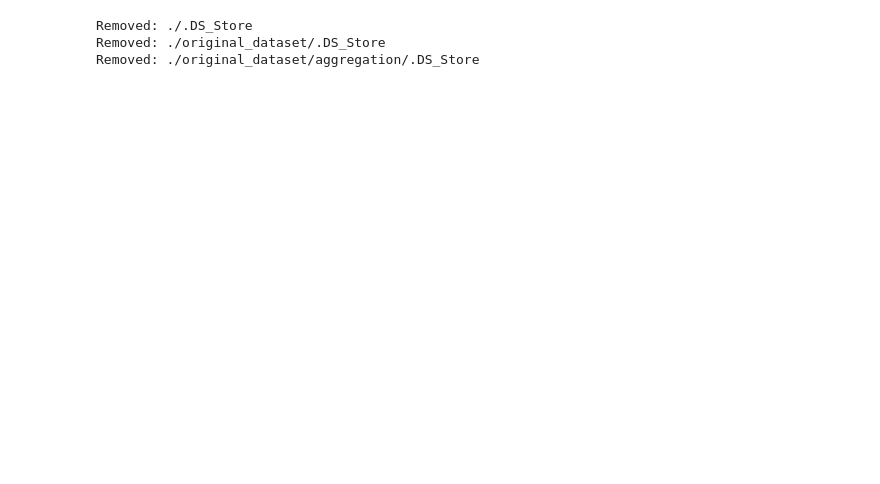
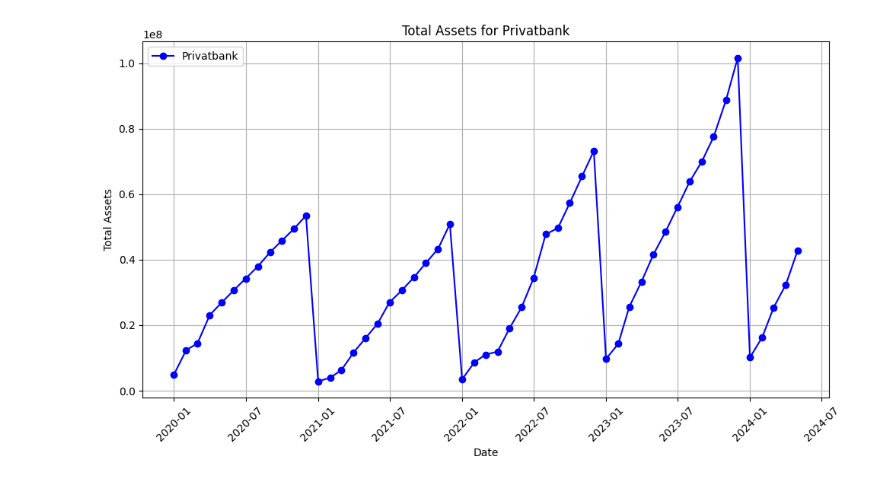
Before and after one commit to pnanstasia/StateOwnedBanksIndustryAnalysys, a Jupyter notebook: banks.ipynb, the cells around one changed output. Drawn from its saved outputs; the diff is of its cells as text; code cells hidden in the pictures; blank space fills up the shorter version.

Commit message:
Shift dates and create plots

```diff
--- a/banks.ipynb
+++ b/banks.ipynb
@@ -100,17 +1,27 @@ for bank_index in range(5):
-# %%
-def remove_ds_store(directory):
-    for root, dirs, files in os.walk(directory):
-        for file in files:
-            if file == '.DS_Store':
-                file_path = os.path.join(root, file)
-                try:
-                    os.remove(file_path)
-                    print(f"Removed: {file_path}")
-                except Exception as e:
-                    print(f"Error removing {file_path}: {e}")
-
-remove_ds_store('.')
-# %% [output]
-Removed: ./.DS_Store
-Removed: ./original_dataset/.DS_Store
-Removed: ./original_dataset/aggregation/.DS_Store
+# %%
+import pandas as pd
+import matplotlib.pyplot as plt
+
+# Load the total_assets.csv file
+df = pd.read_csv('data/total_income.csv', index_col=0)
+
+# Assuming 'privatbank' is the column name for PrivatBank, plot its data
+bank_name = 'privatbank'
+
+# Check if the bank_name exists as a column
+if bank_name in df.columns:
+    # Plotting the data for PrivatBank
+    plt.figure(figsize=(10, 6))
+    plt.plot(pd.to_datetime(df.index), df[bank_name], marker='o', linestyle='-', color='b', label=bank_name.capitalize())
+    plt.title(f'Total Assets for {bank_name.capitalize()}')
+    plt.xlabel('Date')
+    plt.ylabel('Total Assets')
+    plt.xticks(rotation=45)
+    plt.legend()
+    plt.grid(True)
+    plt.tight_layout()
+    plt.show()
+else:
+    print(f"Data for {bank_name.capitalize()} not found in the file.")
+# %% [output]
+[figure, added]
```
Also changed, not shown: parts of 5 cells of this notebook, 5 other files.
